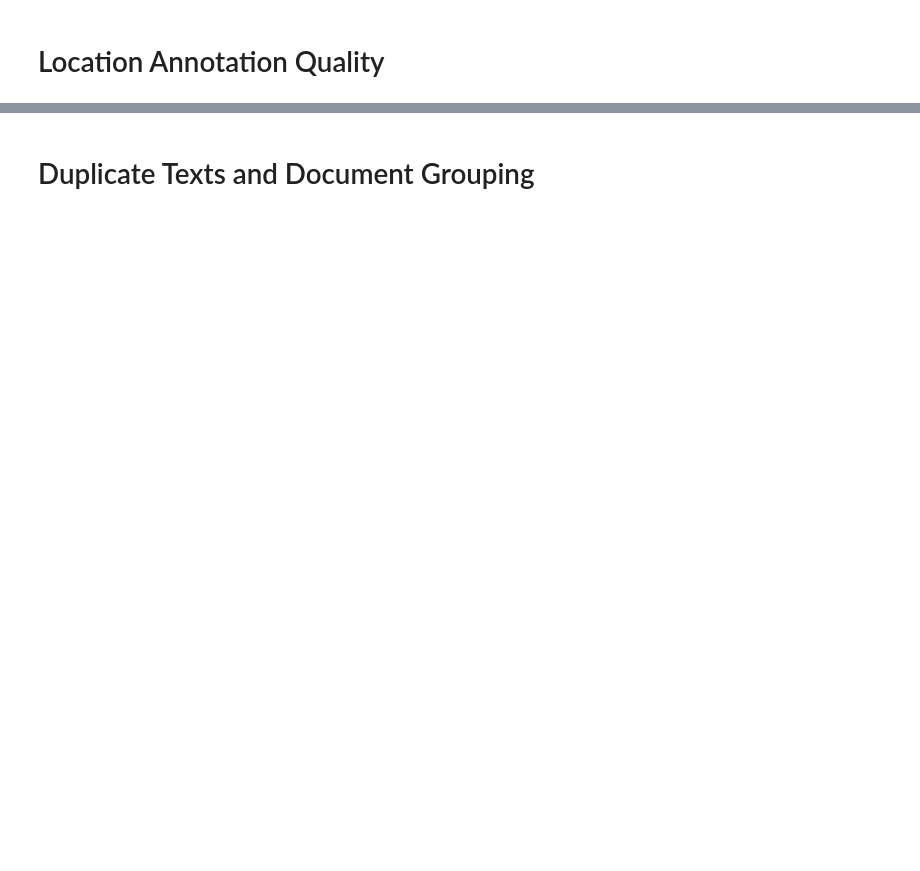
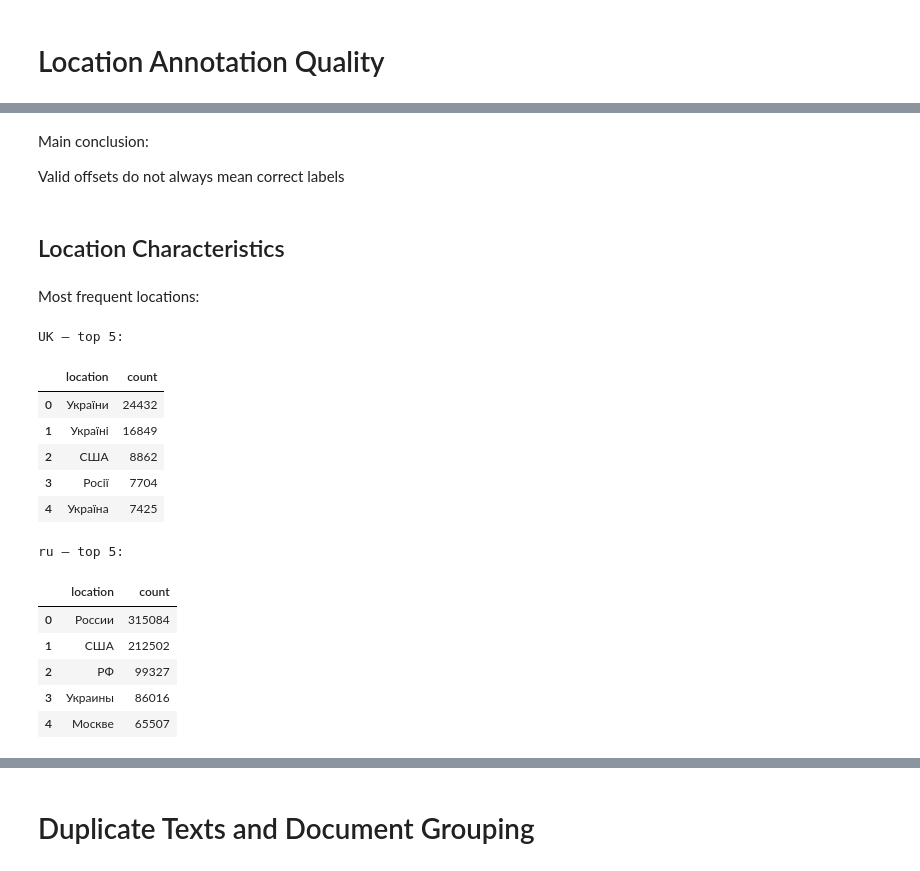
Before and after one commit to dkalchenko01/UA-Locations-NER-Deep-Learning, a Jupyter notebook: notebooks/01_eda.ipynb, the cells around one changed output, grey strips where cells are left out. Cells and saved outputs as stored; diff of their text form; code cells hidden in the pictures; blank space fills up the shorter version.

```diff
--- a/notebooks/01_eda.ipynb
+++ b/notebooks/01_eda.ipynb
@@ -373,20 +273,0 @@ ru: 100 annotations
-# %%
-def prepare_review(df, context=50):
-    review = df.copy()
-    review["context"] = review.apply(
-        lambda r: r["text"][max(0, r["start"] - context):r["start"]]
-        + " [" + r["location"] + "] "
-        + r["text"][r["end"]:r["end"] + context],
-        axis=1
-    )
-    review["review"] = ""
-    return review[["location", "context", "review"]]
-
-uk_review = prepare_review(uk_sample)
-ru_review = prepare_review(ru_sample)
-
-pd.set_option("display.max_colwidth", None)
-print("UK — first 40 review examples")
-display(uk_review.iloc[:40])
-print("ru — first 30 review examples")
-display(ru_review.iloc[:30][["location", "context"]])
@@ -547,0 +359,31 @@ Most annotated locations are single-word expressions.
+# %% [markdown]
+Main conclusion:
+
+Valid offsets do not always mean correct labels
+# %% [markdown]
+## Location Characteristics
+# %% [markdown]
+Most frequent locations:
+# %%
+uk_locations = scans["UK"]["locations"]
+ru_locations = scans["ru"]["locations"]
+
+print("UK — top 5:")
+display(pd.DataFrame(uk_locations.most_common(5), columns=["location", "count"]))
+print("ru — top 5:")
+display(pd.DataFrame(ru_locations.most_common(5), columns=["location", "count"]))
+# %% [output]
+UK — top 5:
+|  | location | count |
+| 0 | України | 24432 |
+| 1 | Україні | 16849 |
+| 2 | США | 8862 |
+| 3 | Росії | 7704 |
+| 4 | Україна | 7425 |
+ru — top 5:
+|  | location | count |
+| 0 | России | 315084 |
+| 1 | США | 212502 |
+| 2 | РФ | 99327 |
+| 3 | Украины | 86016 |
+| 4 | Москве | 65507 |
```
Also changed, not shown: parts of 101 cells of this notebook.
